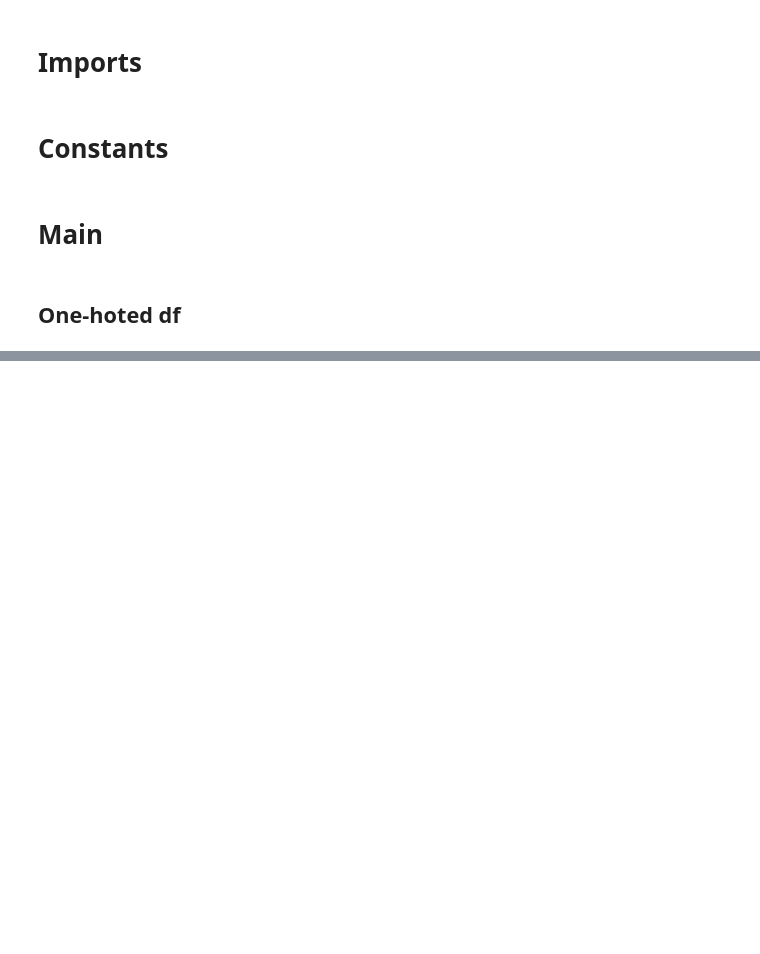
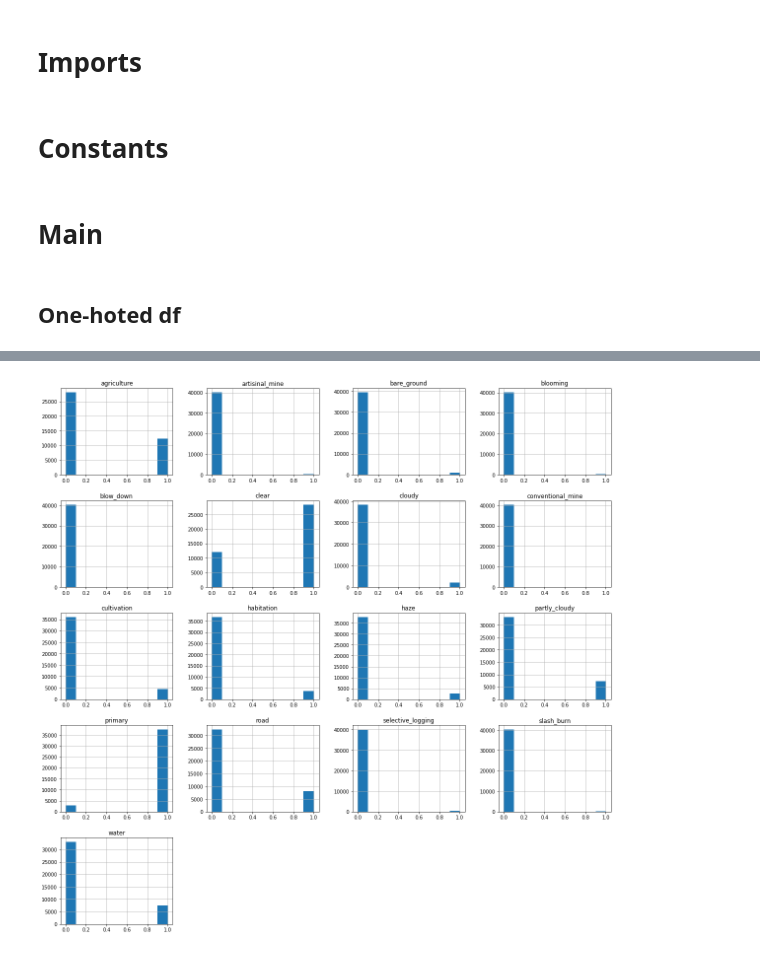
Before and after one commit to xevolesi/valery, a Jupyter notebook: EDA.ipynb, the cells around one changed output, grey strips where cells are left out. Drawn from its saved outputs; the diff is of its cells as text; code cells hidden in the pictures; blank space fills up the shorter version.

```diff
--- a/EDA.ipynb
+++ b/EDA.ipynb
@@ -8,15 +16,17 @@ from sklearn.preprocessing import MultiLabelBinarizer
 # %% [markdown]
 # Constants
 # %%
-CSV_PATH = '../data/train_v2.csv'
+CSV_PATH = 'data/train_v2.csv'
+IMAGE_PATH = 'data/train-jpg'
 # %% [markdown]
 # Main
 # %% [markdown]
 ## One-hoted df
 # %%
 df = pd.read_csv(CSV_PATH)
+df['image_name'] = IMAGE_PATH + '/' + df['image_name']
 df.tags = df.tags.apply(lambda x: set(x.split(' ')))
 mlb = MultiLabelBinarizer()
 encoded = pd.DataFrame(mlb.fit_transform(df.tags), columns=mlb.classes_)
 encoded_df = pd.concat((df['image_name'], encoded), axis=1)
-encoded_df.to_csv('../data/one-hot.csv', index=False)
+encoded_df.to_csv('data/one-hot.csv', index=False)
@@ -37,0 +33,4 @@ encoded_df.to_csv('../data/one-hot.csv', index=False)
+# %%
+encoded_df.hist(figsize=(20, 20));
+# %% [output]
+[figure, added]
```
Also changed, not shown: parts of 10 cells of this notebook, 7 other files.
